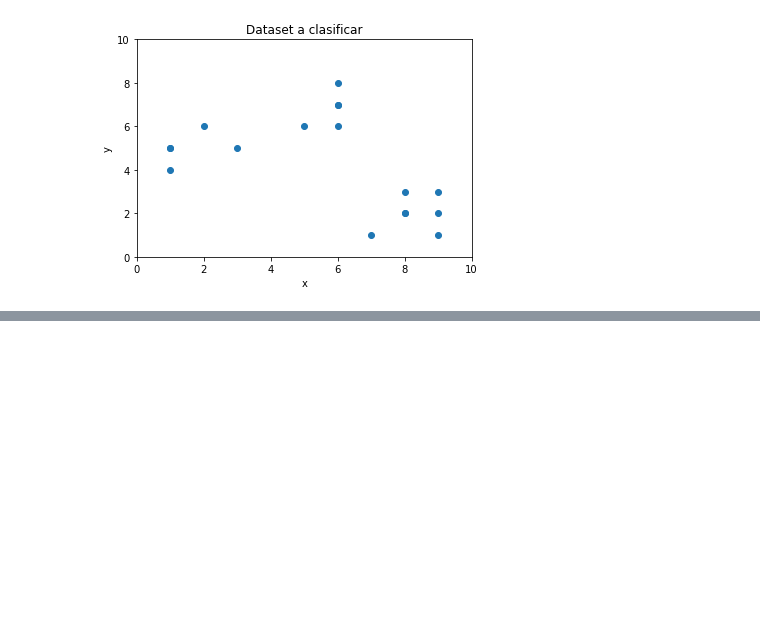
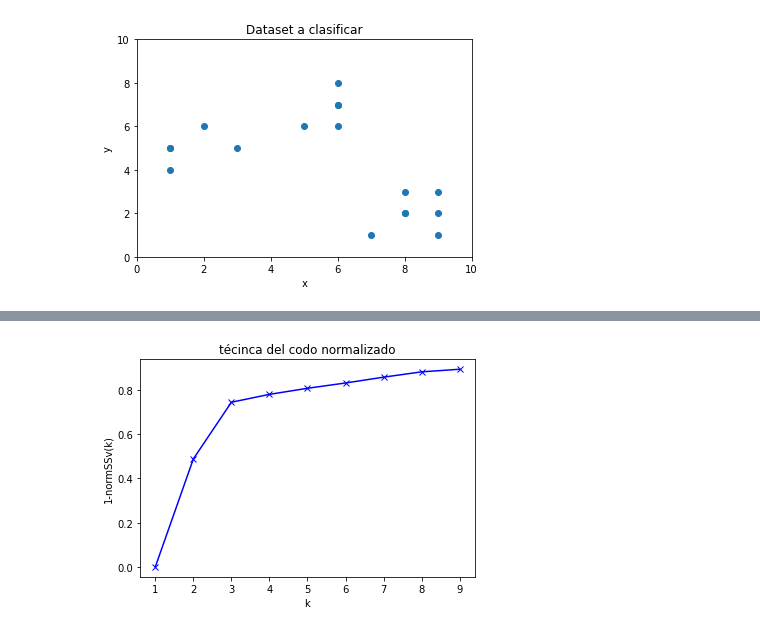
Before and after one commit to LinaTobon/ML_Couse_Udemy, a Jupyter notebook: Clustering/K-means.ipynb, the cells around one changed output, grey strips where cells are left out. Saved outputs shown, nothing was run; the diff lists cells and outputs as text; code cells hidden in the pictures; blank space fills up the shorter version.

```diff
--- a/Clustering/K-means.ipynb
+++ b/Clustering/K-means.ipynb
@@ -287,0 +386,9 @@ for k in K:
+# %%
+# Representacion del codo normalizado
+plt.plot(K,1-ssv/sst,"bx-")
+plt.xlabel("k")
+plt.ylabel("1-normSSv(k)")
+plt.title("técinca del codo normalizado")
+plt.show()
+# %% [output]
+[figure, added]
```
Also changed, not shown: parts of 3 cells of this notebook.
